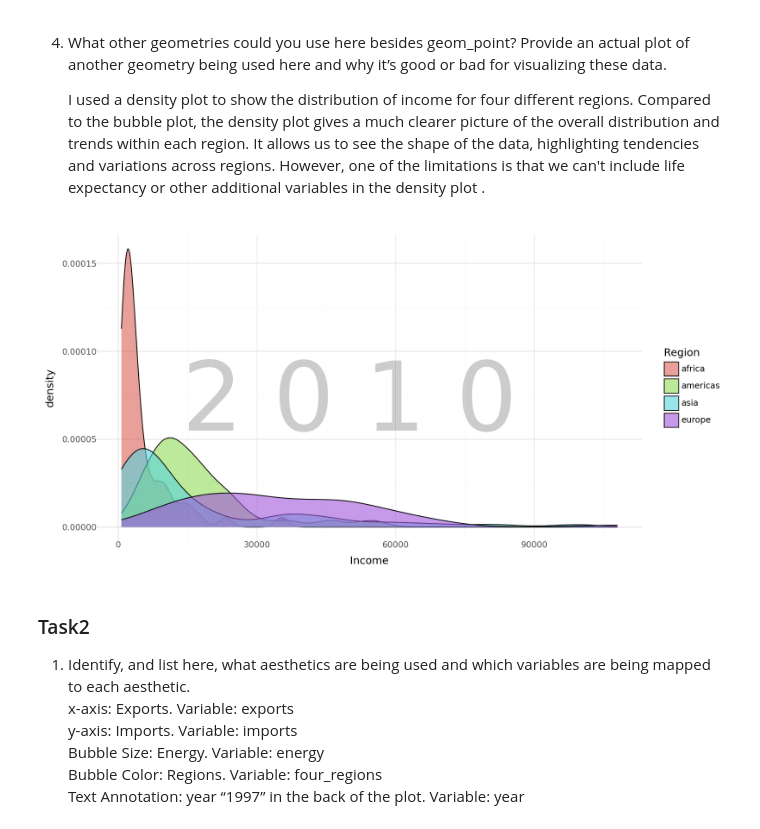
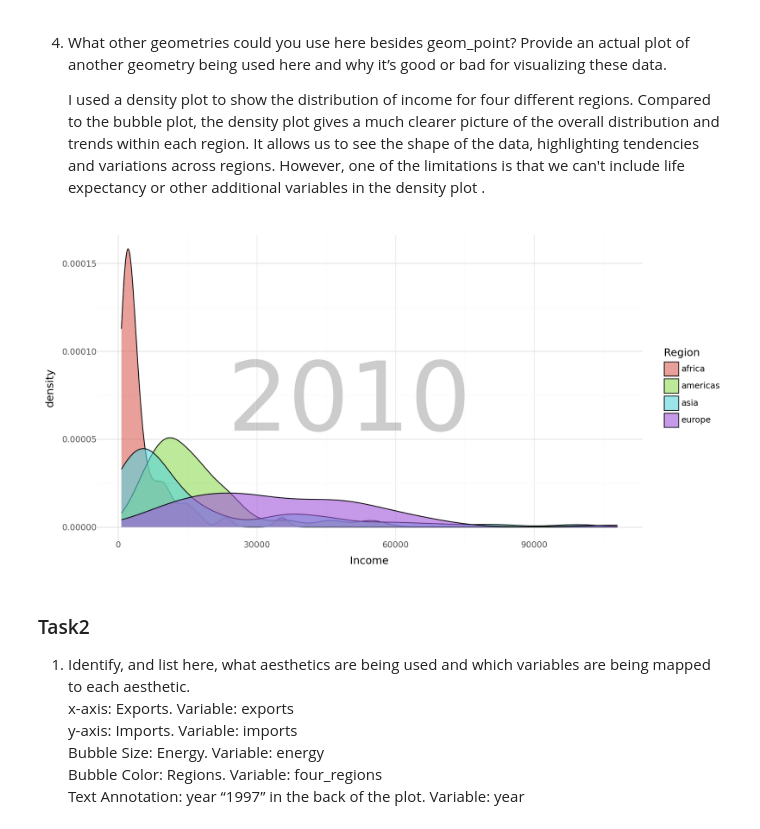
Before and after one commit to paigetsai/GSB544_lab, a Jupyter notebook: lab1/lab1.ipynb, the cells around one changed output. Cells and saved outputs as stored; diff of their text form; code cells hidden in the pictures.

```diff
--- a/lab1/lab1.ipynb
+++ b/lab1/lab1.ipynb
@@ -59,13 +59,13 @@ q1 = q1.dropna(subset=["income","life_exp","population","four_regions"])
 # %%
 (ggplot(q1,aes(x="income", fill="four_regions"))
 + geom_density(alpha=0.6)
 + labs(x="Income", fill='Region')
 + theme_minimal()
-+ annotate("text", x=50000, y=0.00007, label ="2 0 1 0", size=100, color= "black", alpha=0.2)
++ annotate("text", x=50000, y=0.00007, label =q1["year"].unique(), size=100, color= "black", alpha=0.2)
 + theme(figure_size=(10, 5))
 )
 # %% [output]
-[figure, old version]
+[figure, new version]
 # %% [markdown]
 ### Task2
 1. Identify, and list here, what aesthetics are being used and which variables are being mapped to each aesthetic.
```
Also changed, not shown: parts of 6 cells of this notebook, 1 other file.
